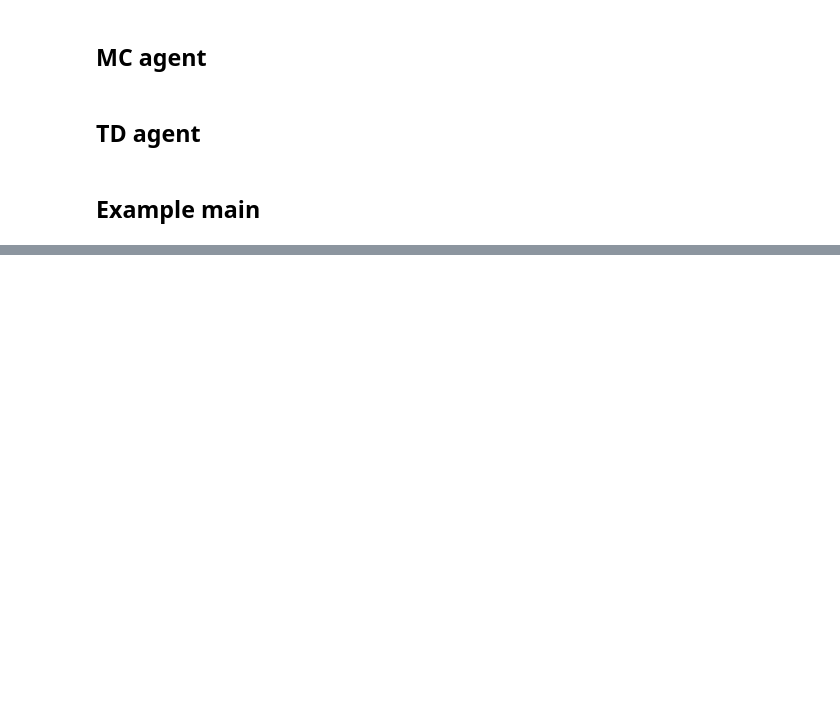
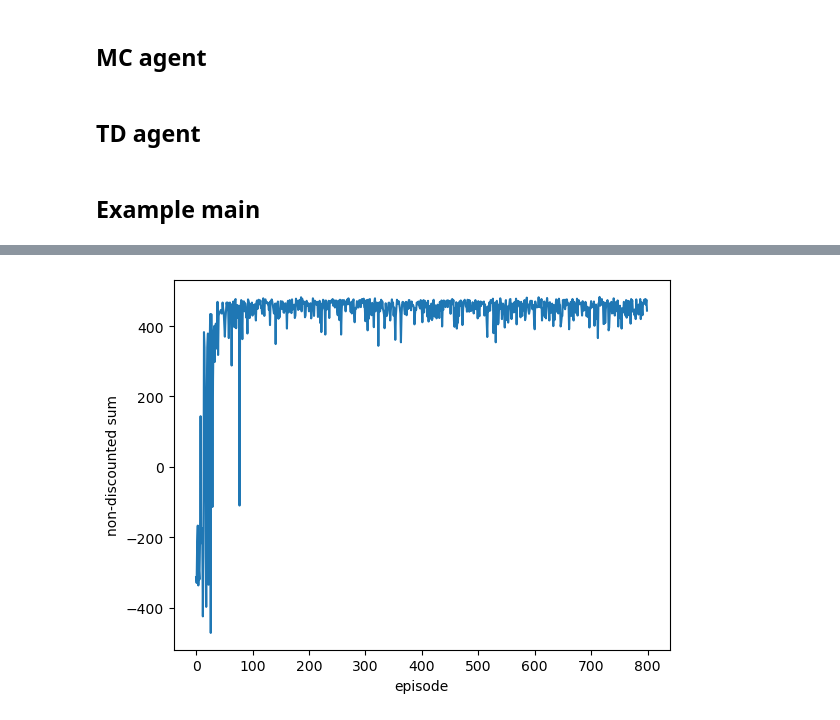
Before and after one commit to GuoYipeng279/reinforcemant, a Jupyter notebook: coursework_1.ipynb, the cells around one changed output, grey strips where cells are left out. Cells and saved outputs as stored; diff of their text form; code cells hidden in the pictures; blank space fills up the shorter version.

```diff
--- a/coursework_1.ipynb
+++ b/coursework_1.ipynb
@@ -631 +635,9 @@ Results of the TD agent:
+# %%
+tp = [sum(i) for i in td_total_rewards]
+plt.plot(tp)
+plt.xlabel('episode')
+plt.ylabel('non-discounted sum')
+plt.show()
+# %% [output]
+[figure, added]
 # %%
```
Also changed, not shown: parts of 10 cells of this notebook, 17 other files.
